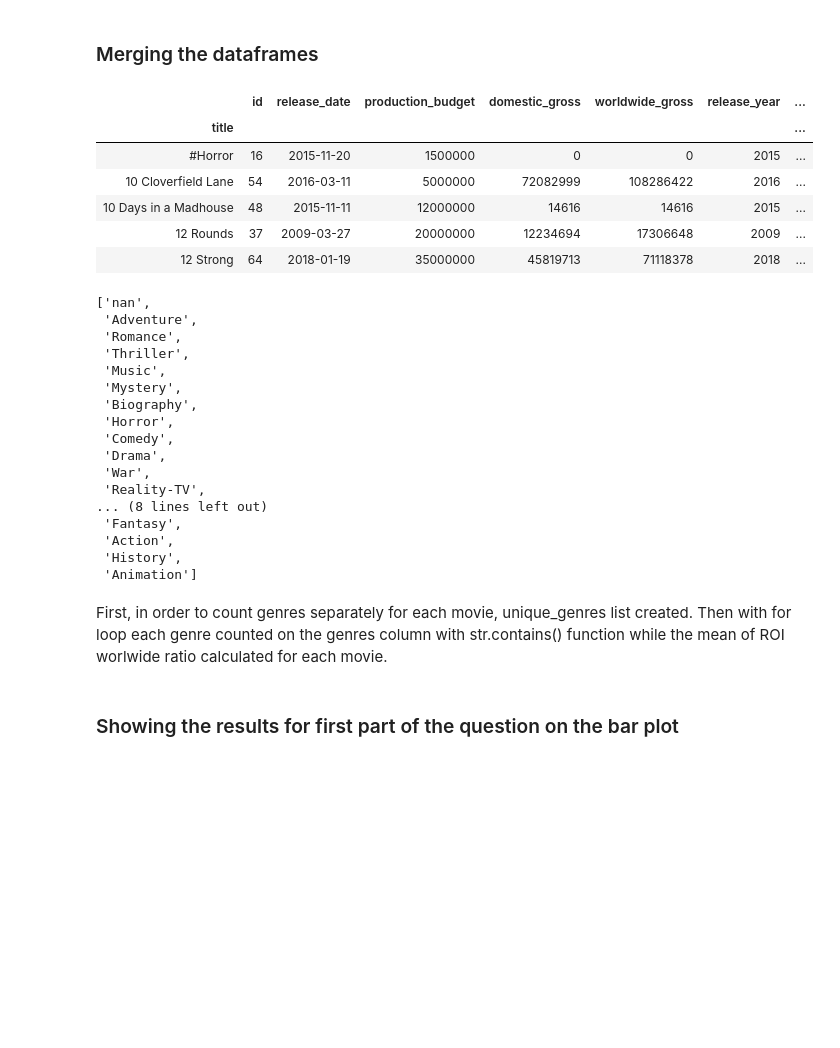
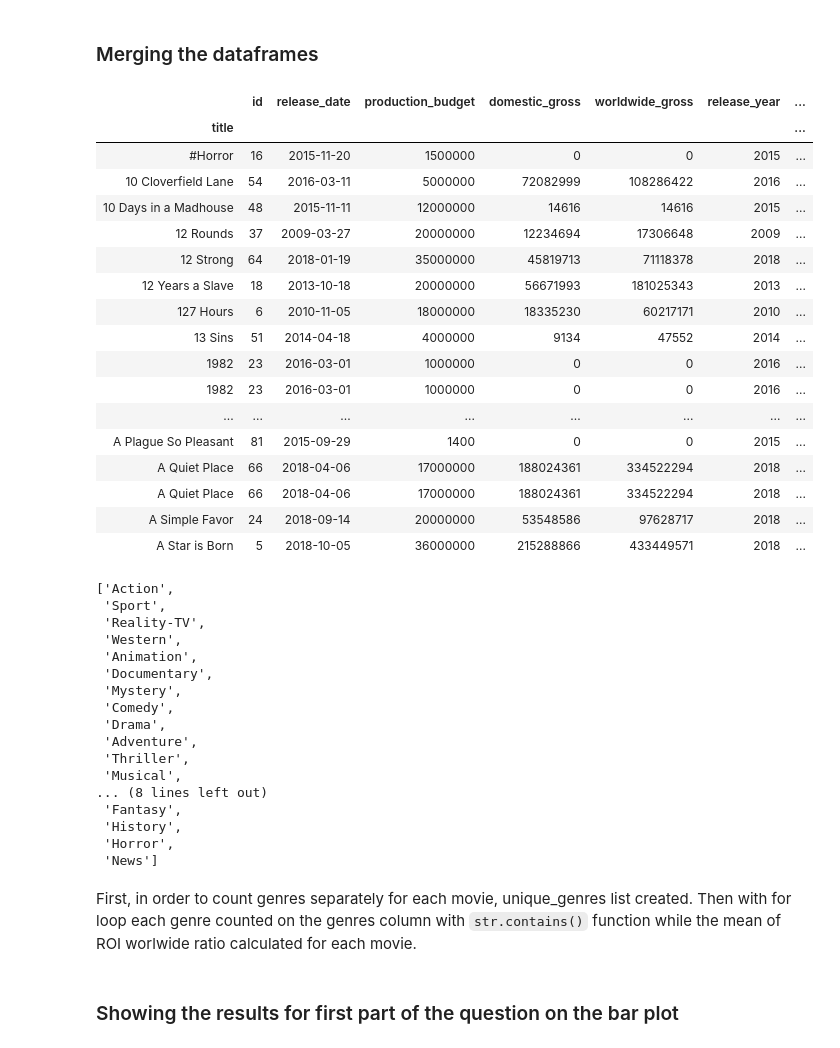
Before and after one commit to esraguzel/dsc-mod-1-project-v2-1-onl01-dtsc-ft-012120, a Jupyter notebook: student.ipynb, the cells around one changed output. Drawn from its saved outputs; the diff is of its cells as text; code cells hidden in the pictures; blank space fills up the shorter version.

```diff
--- a/student.ipynb
+++ b/student.ipynb
@@ -692,4 +694,4 @@ dtype('O')
 # %%
-# Removing the null values from genres
-df_genres = df_genres[df_genres.genres != 'nan'].copy(deep=True)
+# Removed the null values from genres
+df_genres = df_genres[df_genres.genres != 'nan']
 # %%
@@ -731,15 +734,26 @@ df_genres.rename(columns={'primary_title':'title'}, inplace=True)
 df_genres.set_index('title', drop=True, inplace=True)
 merged_genres = df_gross.merge(df_genres, how='inner', left_index=True, right_index=True)
 # %%
-merged_genres.head()
+merged_genres.head(60)
 # %% [output]
 |  | id | release_date | production_budget | domestic_gross | worldwide_gross | release_year | ... |
 | title |  |  |  |  |  |  | ... |
 | #Horror | 16 | 2015-11-20 | 1500000 | 0 | 0 | 2015 | ... |
 | 10 Cloverfield Lane | 54 | 2016-03-11 | 5000000 | 72082999 | 108286422 | 2016 | ... |
 | 10 Days in a Madhouse | 48 | 2015-11-11 | 12000000 | 14616 | 14616 | 2015 | ... |
 | 12 Rounds | 37 | 2009-03-27 | 20000000 | 12234694 | 17306648 | 2009 | ... |
 | 12 Strong | 64 | 2018-01-19 | 35000000 | 45819713 | 71118378 | 2018 | ... |
+| 12 Years a Slave | 18 | 2013-10-18 | 20000000 | 56671993 | 181025343 | 2013 | ... |
+| 127 Hours | 6 | 2010-11-05 | 18000000 | 18335230 | 60217171 | 2010 | ... |
+| 13 Sins | 51 | 2014-04-18 | 4000000 | 9134 | 47552 | 2014 | ... |
+| 1982 | 23 | 2016-03-01 | 1000000 | 0 | 0 | 2016 | ... |
+| 1982 | 23 | 2016-03-01 | 1000000 | 0 | 0 | 2016 | ... |
+| ... | ... | ... | ... | ... | ... | ... | ... |
+| A Plague So Pleasant | 81 | 2015-09-29 | 1400 | 0 | 0 | 2015 | ... |
+| A Quiet Place | 66 | 2018-04-06 | 17000000 | 188024361 | 334522294 | 2018 | ... |
+| A Quiet Place | 66 | 2018-04-06 | 17000000 | 188024361 | 334522294 | 2018 | ... |
+| A Simple Favor | 24 | 2018-09-14 | 20000000 | 53548586 | 97628717 | 2018 | ... |
+| A Star is Born | 5 | 2018-10-05 | 36000000 | 215288866 | 433449571 | 2018 | ... |
 # %%
 # Creating a unique_genres list with for loop
 genres_list = []
@@ -749,25 +763,25 @@ for genres in merged_genres['genres']:
 unique_genres = list(set(genres_list))
 unique_genres
 # %% [output]
-['nan',
- 'Adventure',
- 'Romance',
- 'Thriller',
- 'Music',
+['Action',
+ 'Sport',
+ 'Reality-TV',
+ 'Western',
+ 'Animation',
+ 'Documentary',
  'Mystery',
- 'Biography',
- 'Horror',
  'Comedy',
  'Drama',
- 'War',
- 'Reality-TV',
+ 'Adventure',
+ 'Thriller',
+ 'Musical',
 ... (8 lines left out)
  'Fantasy',
- 'Action',
  'History',
- 'Animation']
+ 'Horror',
+ 'News']
 # %% [markdown]
-First, in order to count genres separately for each movie, unique_genres list created. Then with for loop each genre counted on the genres column with str.contains() function while the mean of ROI worlwide ratio calculated for each movie.
+First, in order to count genres separately for each movie, unique_genres list created. Then with for loop each genre counted on the genres column with `str.contains()` function while the mean of ROI worlwide ratio calculated for each movie.
 # %% [markdown]
 ### Showing the results for first part of the question on the bar plot
 # %%
```
Also changed, not shown: parts of 24 cells of this notebook.
